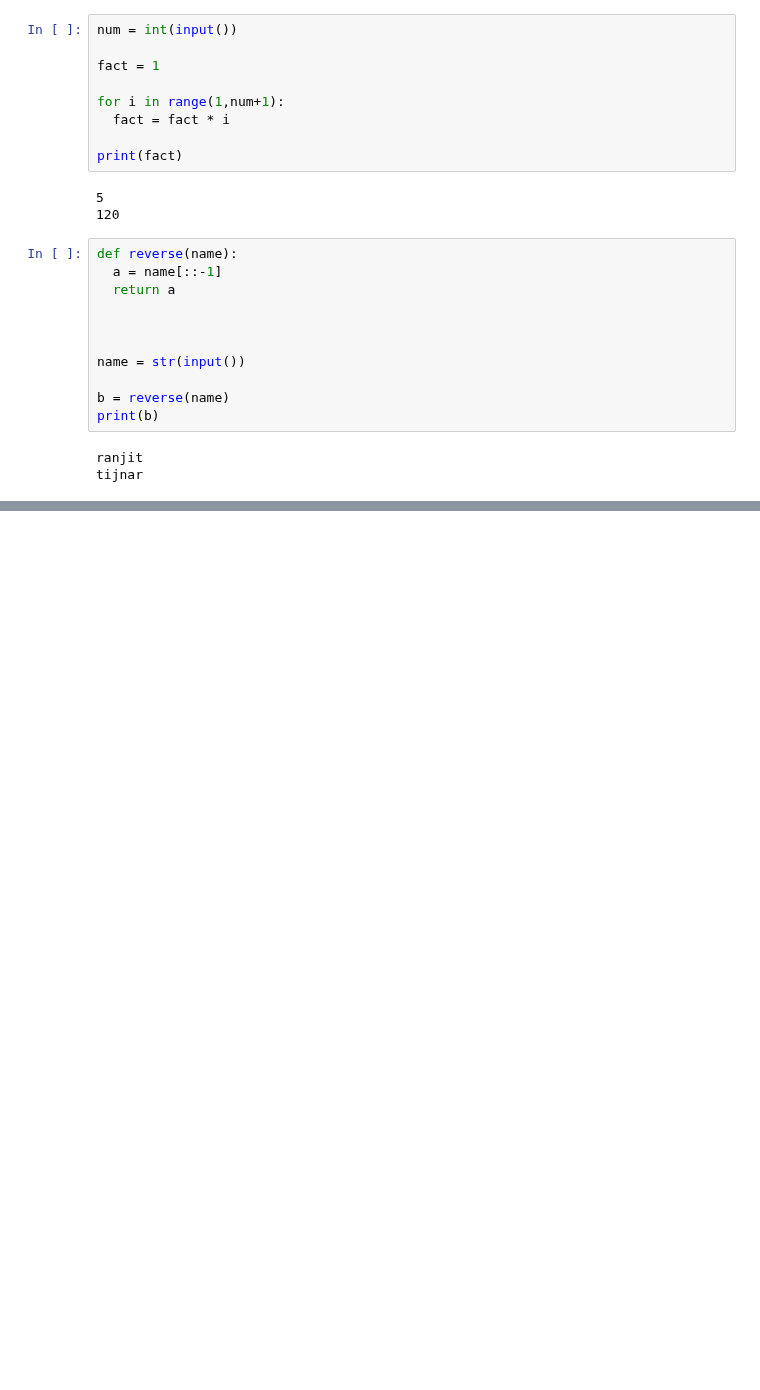
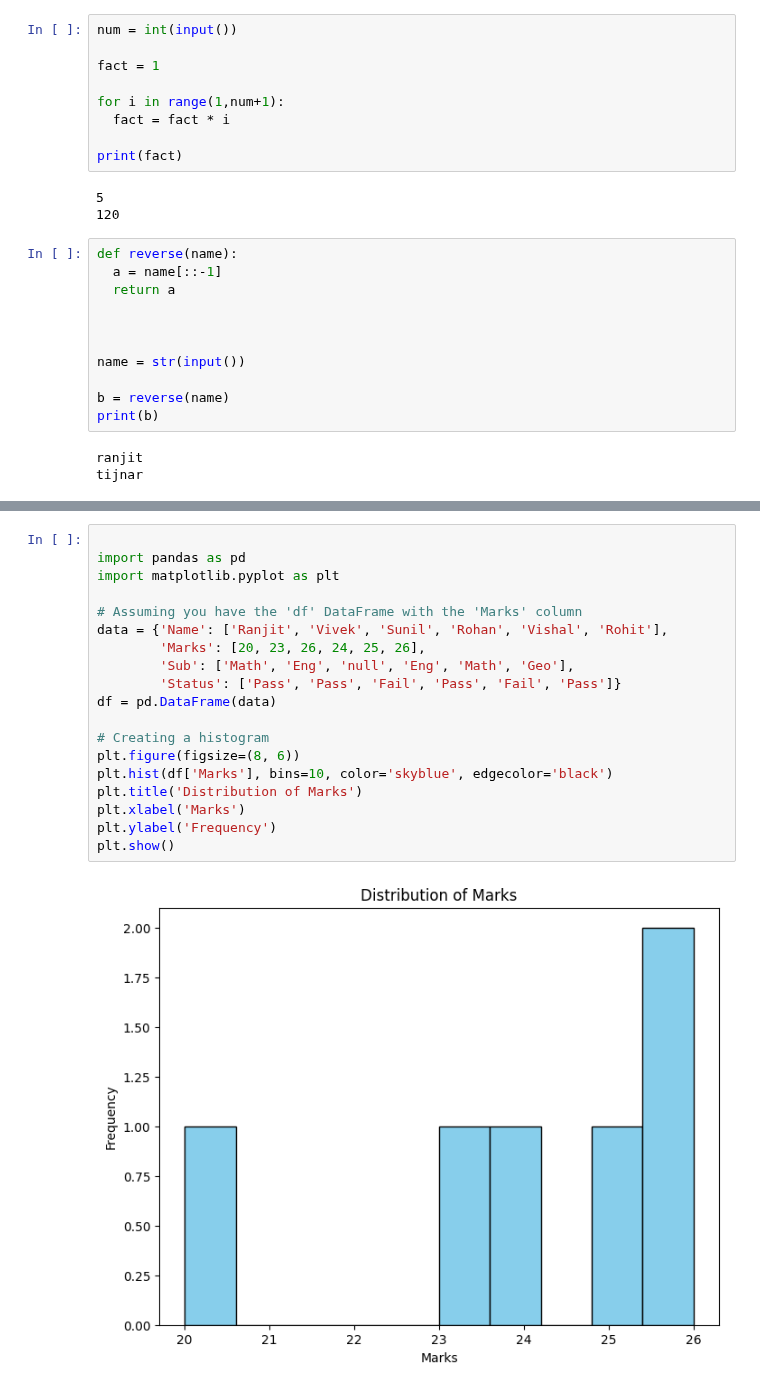
Before and after one commit to Ranjitghadge/Python-Practice, a Jupyter notebook: Python_Practice.ipynb, the cells around one changed output, grey strips where cells are left out. Cells and saved outputs as stored; diff of their text form; blank space fills up the shorter version.

```diff
--- a/Python_Practice.ipynb
+++ b/Python_Practice.ipynb
@@ -3271,0 +3392,21 @@ tijnar
+# %%
+
+import pandas as pd
+import matplotlib.pyplot as plt
+
+# Assuming you have the 'df' DataFrame with the 'Marks' column
+data = {'Name': ['Ranjit', 'Vivek', 'Sunil', 'Rohan', 'Vishal', 'Rohit'],
+        'Marks': [20, 23, 26, 24, 25, 26],
+        'Sub': ['Math', 'Eng', 'null', 'Eng', 'Math', 'Geo'],
+        'Status': ['Pass', 'Pass', 'Fail', 'Pass', 'Fail', 'Pass']}
+df = pd.DataFrame(data)
+
+# Creating a histogram
+plt.figure(figsize=(8, 6))
+plt.hist(df['Marks'], bins=10, color='skyblue', edgecolor='black')
+plt.title('Distribution of Marks')
+plt.xlabel('Marks')
+plt.ylabel('Frequency')
+plt.show()
+# %% [output]
+[figure, added]
```
Also changed, not shown: parts of 20 cells of this notebook.
